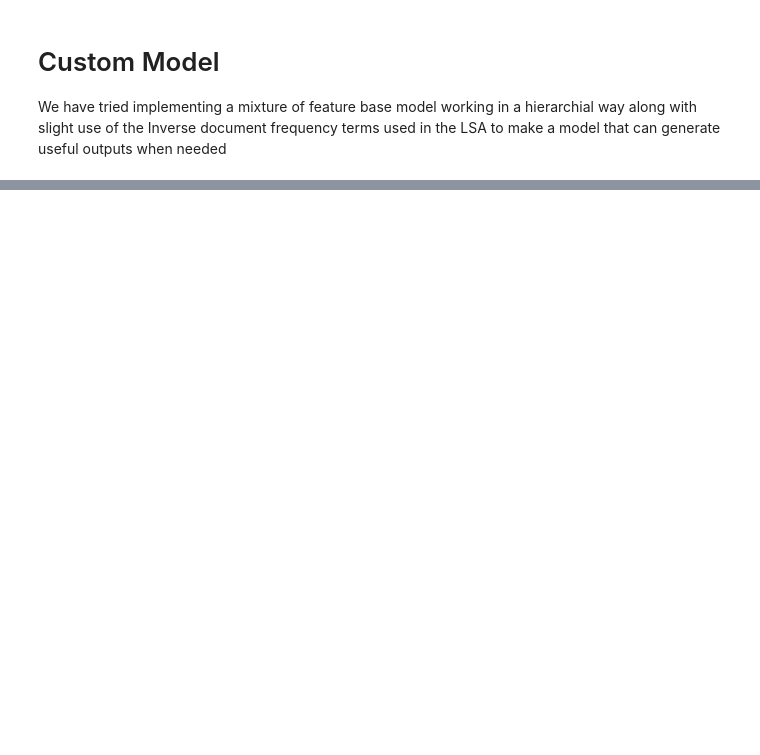
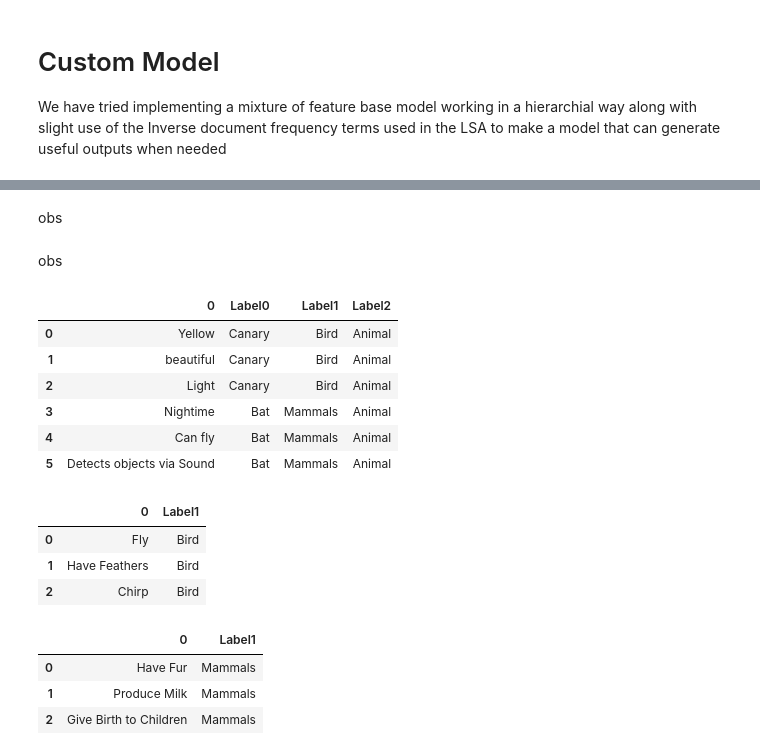
Before and after one commit to shivansh-bhatnagar18/SemanticMemory, a Jupyter notebook: Custom.ipynb, the cells around one changed output, grey strips where cells are left out. Saved outputs shown, nothing was run; the diff lists cells and outputs as text; code cells hidden in the pictures; blank space fills up the shorter version.

```diff
--- a/Custom.ipynb
+++ b/Custom.ipynb
@@ -13,2 +31,4 @@ G = nx.DiGraph()
+# %%
+obs = []
 # %%
 class Node:
@@ -44,0 +101,4 @@ plt.show()
+# %% [markdown]
+obs
+# %% [markdown]
+obs
@@ -44,0 +107,47 @@ plt.show()
+# %%
+cat = input("Category")
+for j in range(0,len(obs)):
+    for o in obs[j]:
+        if o.name == cat:
+            break
+
+
+b = pd.DataFrame()
+for node in obs[j]:
+    p = node
+    a= pd.DataFrame(node.characterstic)
+    for i in range(0,j+1):
+
+        a[f'Label{i}'] = p.name
+        p = p.parent
+
+    b= pd.concat([b,a],axis=0,ignore_index=True)
+    b[f'Label{i+1}'] = p.name
+# %%
+b
+# %% [output]
+|  | 0 | Label0 | Label1 | Label2 |
+| 0 | Yellow | Canary | Bird | Animal |
+| 1 | beautiful | Canary | Bird | Animal |
+| 2 | Light | Canary | Bird | Animal |
+| 3 | Nightime | Bat | Mammals | Animal |
+| 4 | Can fly | Bat | Mammals | Animal |
+| 5 | Detects objects via Sound | Bat | Mammals | Animal |
+# %%
+a= pd.DataFrame(Bird.characterstic)
+a[f'Label{Bird.level}'] = Bird.name
+a
+# %% [output]
+|  | 0 | Label1 |
+| 0 | Fly | Bird |
+| 1 | Have Feathers | Bird |
+| 2 | Chirp | Bird |
+# %%
+b= pd.DataFrame(Mammals.characterstic)
+b[f'Label{Mammals.level}'] = Mammals.name
+b
+# %% [output]
+|  | 0 | Label1 |
+| 0 | Have Fur | Mammals |
+| 1 | Produce Milk | Mammals |
+| 2 | Give Birth to Children | Mammals |
```
Also changed, not shown: parts of 16 cells of this notebook.
